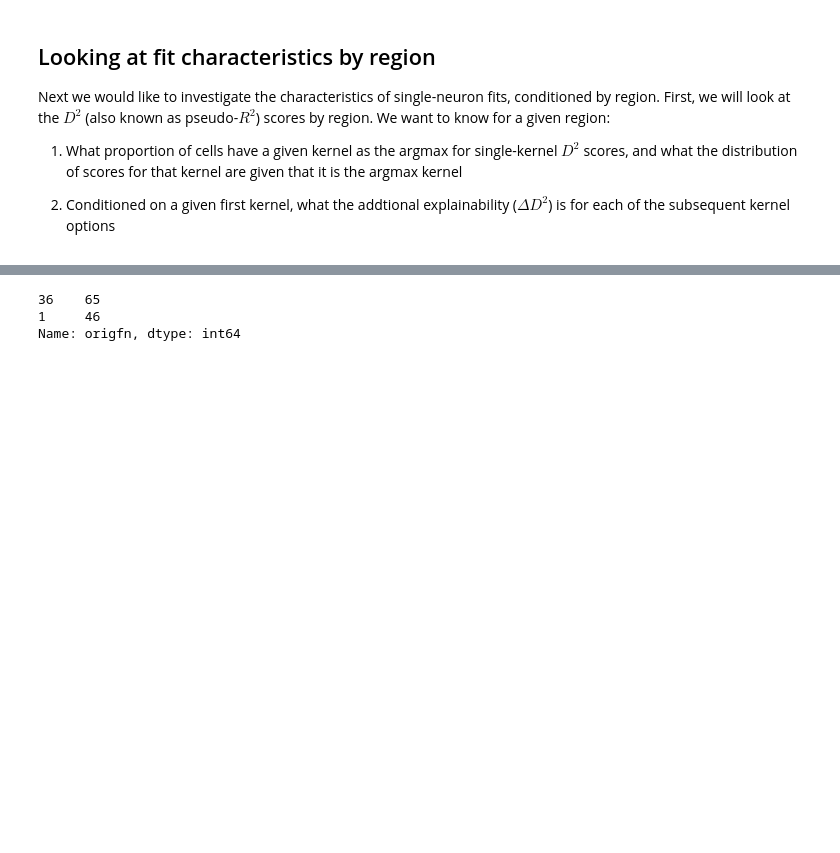
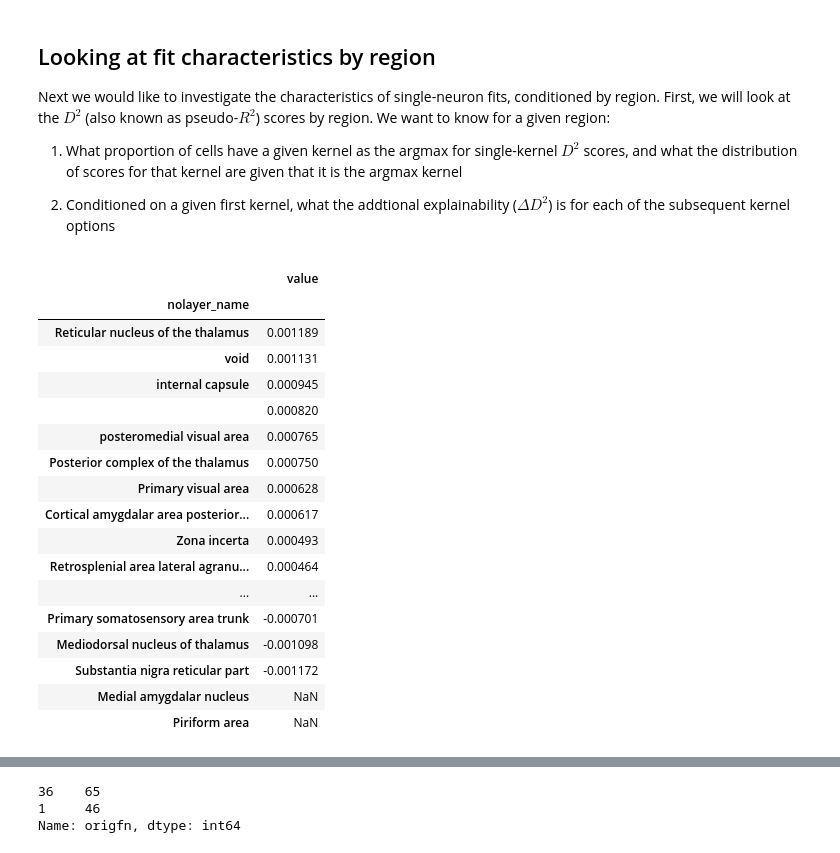
Before and after one commit to int-brain-lab/prior-localization, a Jupyter notebook: explore_BWM_fits.ipynb, the cells around one changed output, grey strips where cells are left out. Cells and saved outputs as stored; diff of their text form; code cells hidden in the pictures; blank space fills up the shorter version.

```diff
--- a/explore_BWM_fits.ipynb
+++ b/explore_BWM_fits.ipynb
@@ -160,0 +254,23 @@ Next we would like to investigate the characteristics of single-neuron fits, con
+# %%
+diffs = short_medians - medians
+topdiffs = diffs.sort_values(by='value', ascending=False)
+topdiffs
+# %% [output]
+|  | value |
+| nolayer_name |  |
+| Reticular nucleus of the thalamus | 0.001189 |
+| void | 0.001131 |
+| internal capsule | 0.000945 |
+|  | 0.000820 |
+| posteromedial visual area | 0.000765 |
+| Posterior complex of the thalamus | 0.000750 |
+| Primary visual area | 0.000628 |
+| Cortical amygdalar area posterior... | 0.000617 |
+| Zona incerta | 0.000493 |
+| Retrosplenial area lateral agranu... | 0.000464 |
+| ... | ... |
+| Primary somatosensory area trunk | -0.000701 |
+| Mediodorsal nucleus of thalamus | -0.001098 |
+| Substantia nigra reticular part | -0.001172 |
+| Medial amygdalar nucleus | NaN |
+| Piriform area | NaN |
```
Also changed, not shown: parts of 17 cells of this notebook, 5 other files.
